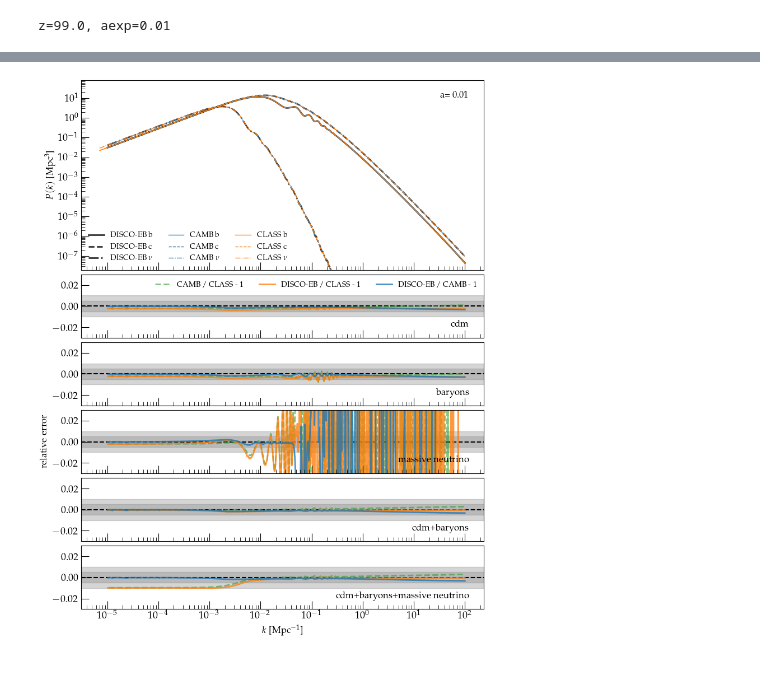
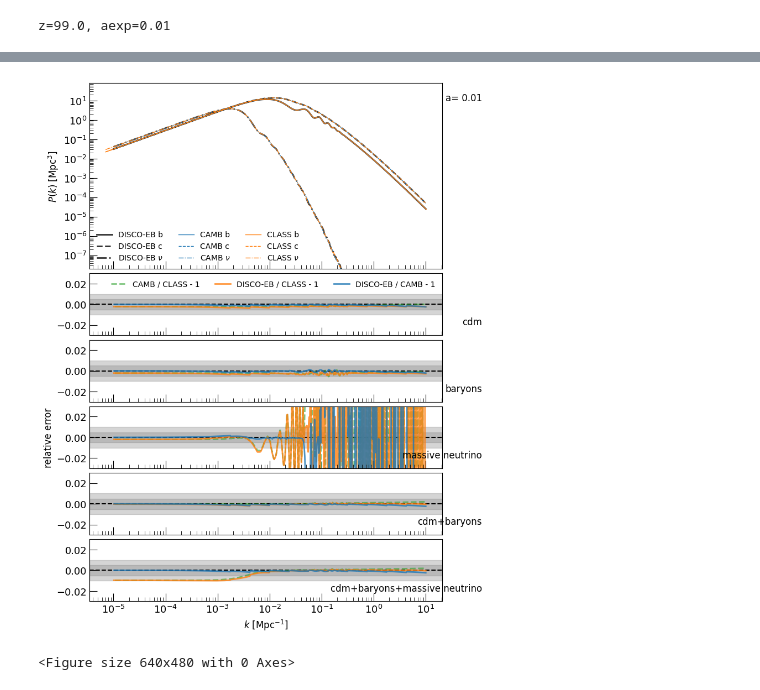
Before and after one commit to ohahn/DISCO-EB, a Jupyter notebook: notebooks/paper_scripts/nb_discoeb_class_comparison.ipynb, the cells around one changed output, grey strips where cells are left out. Drawn from its saved outputs; the diff is of its cells as text; code cells hidden in the pictures.

```diff
--- a/notebooks/paper_scripts/nb_discoeb_class_comparison.ipynb
+++ b/notebooks/paper_scripts/nb_discoeb_class_comparison.ipynb
@@ -74,7 +74,7 @@ k_p     = 0.05
 # modes to sample
 nmodes = 512
 kmin = 1e-5
-kmax = 1e+2
+kmax = 1e+1 # 1e+2
 aexp = 0.01
 # %%
 from discoeb.background import evolve_background
@@ -226,14 +234,19 @@ def get_class_power( fieldname, zout ):
 # Compute Perturbations
 aexp_out = jnp.array([aexp])
 
-y, kmodes = evolve_perturbations( param=param, kmin=kmin, kmax=kmax, num_k=nmodes, aexp_out=aexp_out,
-                                  # lmaxg=8,lmaxgp=8,lmaxr=8,lmaxnu=8,nqmax=8,
-                                  # lmaxr = 11, lmaxg = 11, lmaxgp = 11,
-                                  # pcoeff = 0.0, icoeff = 1.0, dcoeff = 0.0, factormax = 10.0, factormin = 0.5,
-                                  # pcoeff = 0.25, icoeff = 0.6, factormax = 20.0, factormin = 0.3,
-                                  # lmaxg = 25, lmaxgp = 25, lmaxr = 25, lmaxnu = 25, nqmax = 25,
+y, kmodes = evolve_perturbations_batched( param=param, kmin=kmin, kmax=kmax, num_k=nmodes, aexp_out=aexp_out,
                                   lmaxg = 31, lmaxgp = 31, lmaxr = 31, lmaxnu = 31, nqmax = 5,
-                                  # lmaxg = 19, lmaxgp = 19, lmaxr = 19, lmaxnu = 19, nqmax = 32,
-                                  # lmaxg = 15, lmaxgp = 7, lmaxr = 15, lmaxnu = 15, nqmax = 3,
-                                  max_steps=8192,
-                                  rtol=1e-5, atol=1e-5 )
+                                  max_steps=32768,
+                                  rtol=1e-5, atol=1e-5, batch_size=32 )
+
+# y, kmodes = evolve_perturbations( param=param, kmin=kmin, kmax=kmax, num_k=nmodes, aexp_out=aexp_out,
+#                                   # lmaxg=8,lmaxgp=8,lmaxr=8,lmaxnu=8,nqmax=8,
+#                                   # lmaxr = 11, lmaxg = 11, lmaxgp = 11,
+#                                   # pcoeff = 0.0, icoeff = 1.0, dcoeff = 0.0, factormax = 10.0, factormin = 0.5,
+#                                   # pcoeff = 0.25, icoeff = 0.6, factormax = 20.0, factormin = 0.3,
+#                                   # lmaxg = 25, lmaxgp = 25, lmaxr = 25, lmaxnu = 25, nqmax = 25,
+#                                   lmaxg = 31, lmaxgp = 31, lmaxr = 31, lmaxnu = 31, nqmax = 5,
+#                                   # lmaxg = 19, lmaxgp = 19, lmaxr = 19, lmaxnu = 19, nqmax = 32,
+#                                   # lmaxg = 15, lmaxgp = 7, lmaxr = 15, lmaxnu = 15, nqmax = 3,
+#                                   max_steps=32768,
+#                                   rtol=1e-5, atol=1e-5)
@@ -265,7 +298,7 @@ Pkc_CLASS, k_CLASS = get_class_power('d_cdm', zout)
 Pkb_CLASS, k_CLASS = get_class_power('d_b', zout)
 Pknu_CLASS, k_CLASS = get_class_power('d_ncdm[0]', zout)
 # Pkbc_CLASS = Omegab/Omegam * Pkb_CLASS + (Omegam-Omegab)/Omegam * Pkc_CLASS
-Pkm_CLASS = np.array([LambdaCDM.pk_lin(ki, zout) for ki in k_CLASS])
-Pkbc_CLASS = np.array([LambdaCDM.pk_cb_lin(ki, zout) for ki in k_CLASS])
+Pkm_CLASS = np.array([LambdaCDM.pk_lin(ki, zout) for ki in k_CLASS[:-1]])
+Pkbc_CLASS = np.array([LambdaCDM.pk_cb_lin(ki, zout) for ki in k_CLASS[:-1]])
 # %% [output]
 z=99.0, aexp=0.01
@@ -272,11 +319,4 @@ z=99.0, aexp=0.01
 # %%
-# fig, ax = plt.subplots()
-
-# ax.loglog( kh_camb[1:]*h, pk_camb[0,1:]/h**3, label='CAMB' )
-# ax.loglog( k_CLASS, Pkbc_CLASS, label='CLASS' )
-# ax.loglog( kmodes, Pkbc, label='DISCO-EB' )
-
-# plt.legend()
 
 fig, (ax1, ax2, ax3, ax4, ax5, ax6) = plt.subplots(nrows=6, sharex=True, gridspec_kw={'height_ratios': [3, 1, 1, 1, 1, 1]}, layout='constrained', figsize=(8,10))
 
@@ -329,7 +369,9 @@ for a in (ax2,ax3,ax4,ax5,ax6):
   # add gray shaded area indicating per cent level residual
   a.axhspan(-0.01, 0.01, alpha=0.33, color='gray')
   a.axhspan(-0.005, 0.005, alpha=0.33, color='gray')
+  #a.set_ylim(-0.0799,0.0799)
   a.set_ylim(-0.0299, 0.0299)
+  # a.set_xlim(10e-6,10)
   # a.set_ylabel('relative error')
 
 def plot_resids( ax, k_CLASS, P_CLASS, k_CAMB, P_CAMB, k_DISCO, P_DISCO, labelstr ):
@@ -351,39 +393,41 @@ def plot_resids( ax, k_CLASS, P_CLASS, k_CAMB, P_CAMB, k_DISCO, P_DISCO, labelst
   ax.text(120,-0.02, labelstr, fontsize=12, horizontalalignment='right')
   return
 
+exclude = 60
 plot_resids( ax2, k_CLASS, Pkc_CLASS, kh_camb, pkc_camb, kmodes, Pkc, 'cdm')
 plot_resids( ax3, k_CLASS, Pkb_CLASS, kh_camb, pkb_camb, kmodes, Pkb, 'baryons')
 plot_resids( ax4, k_CLASS, Pknu_CLASS, kh_camb, pknu_camb, kmodes, Pknu, 'massive neutrino')
 plot_resids( ax5, k_CLASS, Pkbc_CLASS, kh_camb, pkbc_camb, kmodes, Pkbc, 'cdm+baryons')
 plot_resids( ax6, k_CLASS, Pkm_CLASS, kh_camb, pkm_camb, kmodes, Pkm, 'cdm+baryons+massive neutrino')
 # plot_resids( ax4, k_CLASS, Pkb_CLASS, kh_camb, pkb_camb, kmodes, Pkb, 'b')
 
 
 # # Interpolate the DISCO-EB curve to the same x-values as the other two curves
 # f  = interp1d(jnp.log(kmodes), jnp.log(Pkm) )
 # g  = interp1d(jnp.log(kh_camb[1:]*h), jnp.log(pkm_camb[0,1:]/h**3) )
 # Pkm_interp_camb  = jnp.exp( f( jnp.log(kh_camb[1:]*h) ) )
 # Pkm_interp_class = jnp.exp( f( jnp.log(k_CLASS[iC]) ) )
 
 # Pkm_interp_class_camb = jnp.exp( g( jnp.log(k_CLASS[iC2]) ) )
 
 # # Plot the residual
 # ax3.semilogx(kh_camb[1:]*h, (Pkm_interp_camb - pkm_camb[0,1:]/h**3) / (pkm_camb[0,1:]/h**3), label='DISCO-EB / CAMB - 1', c='C0',lw=1)
 # ax3.semilogx(k_CLASS[iC], (Pkm_interp_class - Pkm_CLASS[iC]) / Pkm_CLASS[iC], label='DISCO-EB / CLASS - 1', c='C1',lw=1)
 # ax3.semilogx(k_CLASS[iC2], (Pkm_interp_class_camb - Pkm_CLASS[iC2]) / Pkm_CLASS[iC2], label='CAMB / CLASS - 1', c='C3',lw=1)
 # ax3.text(30,-0.02, 'c+b+$\\nu$', fontsize=12)
 
 
 ax2.legend(ncol=3,frameon=False)
 
 
 ax4.set_ylabel('relative error')
 ax6.set_xlabel(r'$k$ [Mpc$^{-1}$]')
 
 plt.show()
 plt.savefig(f'comparison_class_camb_a{aexp:.2f}_new.pdf',bbox_inches='tight')
 # %% [output]
-[figure, old version]
+[figure, new version]
+<Figure size 640x480 with 0 Axes>
 # %%
 ## evaluate the power spectra
 iout = -1
```
Also changed, not shown: parts of 17 cells of this notebook, 9 other files.
